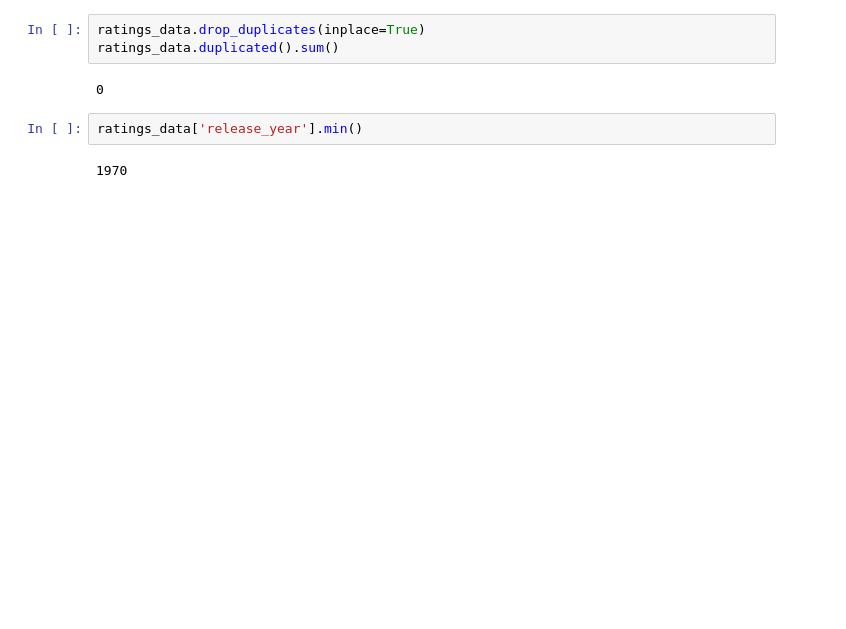
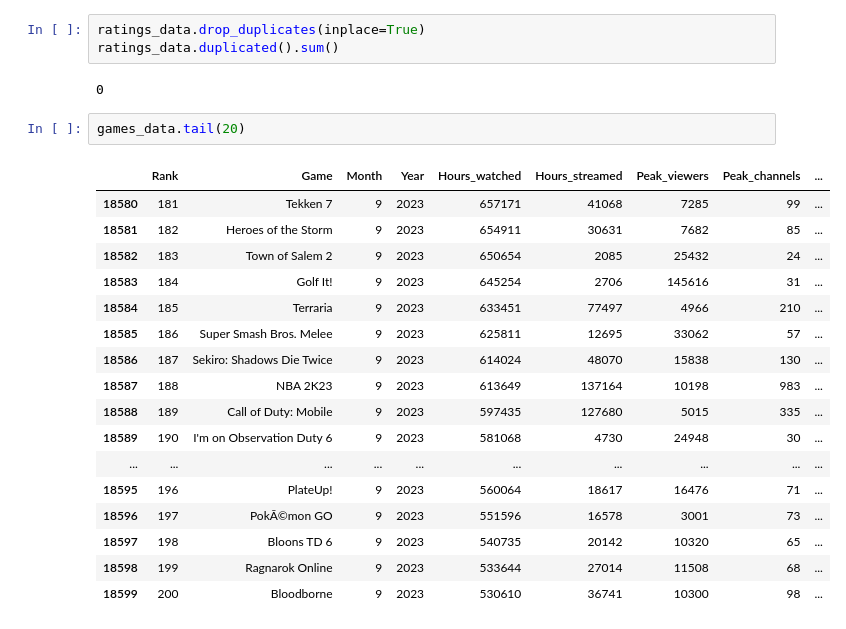
Before and after one commit to kvlrdhrs/Steam-Games-Analytics, a Jupyter notebook: main.ipynb, the cells around one changed output. Saved outputs shown, nothing was run; the diff lists cells and outputs as text; blank space fills up the shorter version.

```diff
--- a/main.ipynb
+++ b/main.ipynb
@@ -143,7 +156,23 @@ ratings_data.drop_duplicates(inplace=True)
 ratings_data.duplicated().sum()
 # %% [output]
 0
-# %%
-ratings_data['release_year'].min()
-# %% [output]
-1970
+# %%
+games_data.tail(20)
+# %% [output]
+|  | Rank | Game | Month | Year | Hours_watched | Hours_streamed | Peak_viewers | Peak_channels | ... |
+| 18580 | 181 | Tekken 7 | 9 | 2023 | 657171 | 41068 | 7285 | 99 | ... |
+| 18581 | 182 | Heroes of the Storm | 9 | 2023 | 654911 | 30631 | 7682 | 85 | ... |
+| 18582 | 183 | Town of Salem 2 | 9 | 2023 | 650654 | 2085 | 25432 | 24 | ... |
+| 18583 | 184 | Golf It! | 9 | 2023 | 645254 | 2706 | 145616 | 31 | ... |
+| 18584 | 185 | Terraria | 9 | 2023 | 633451 | 77497 | 4966 | 210 | ... |
+| 18585 | 186 | Super Smash Bros. Melee | 9 | 2023 | 625811 | 12695 | 33062 | 57 | ... |
+| 18586 | 187 | Sekiro: Shadows Die Twice | 9 | 2023 | 614024 | 48070 | 15838 | 130 | ... |
+| 18587 | 188 | NBA 2K23 | 9 | 2023 | 613649 | 137164 | 10198 | 983 | ... |
+| 18588 | 189 | Call of Duty: Mobile | 9 | 2023 | 597435 | 127680 | 5015 | 335 | ... |
+| 18589 | 190 | I'm on Observation Duty 6 | 9 | 2023 | 581068 | 4730 | 24948 | 30 | ... |
+| ... | ... | ... | ... | ... | ... | ... | ... | ... | ... |
+| 18595 | 196 | PlateUp! | 9 | 2023 | 560064 | 18617 | 16476 | 71 | ... |
+| 18596 | 197 | PokÃ©mon GO | 9 | 2023 | 551596 | 16578 | 3001 | 73 | ... |
+| 18597 | 198 | Bloons TD 6 | 9 | 2023 | 540735 | 20142 | 10320 | 65 | ... |
+| 18598 | 199 | Ragnarok Online | 9 | 2023 | 533644 | 27014 | 11508 | 68 | ... |
+| 18599 | 200 | Bloodborne | 9 | 2023 | 530610 | 36741 | 10300 | 98 | ... |
```
Also changed, not shown: parts of 5 cells of this notebook, 1 other file.
